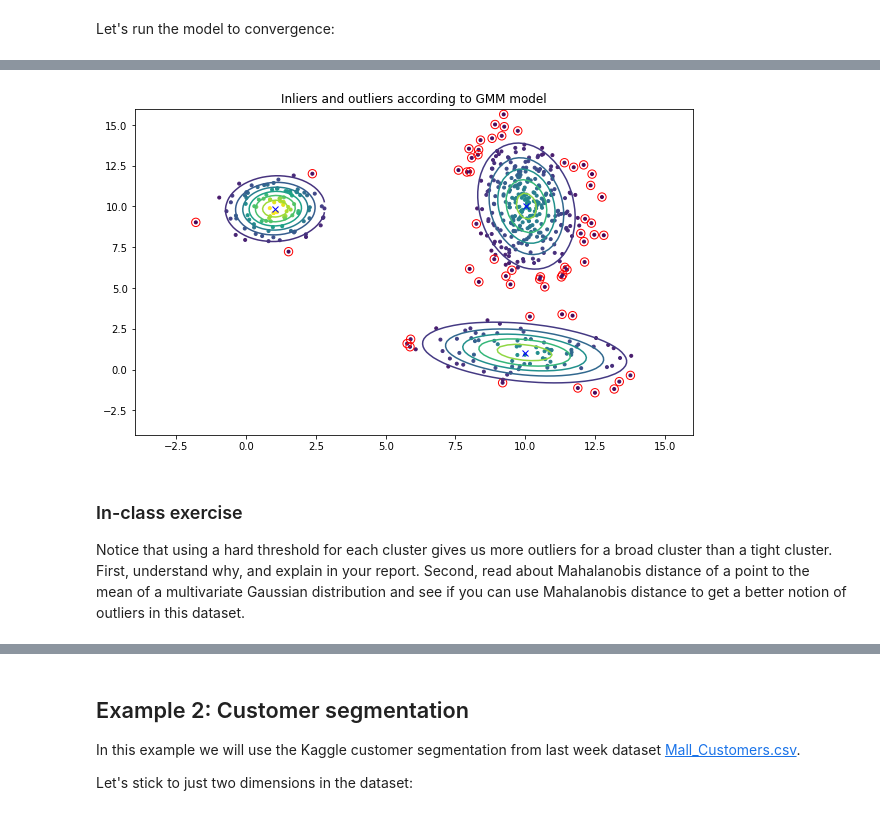
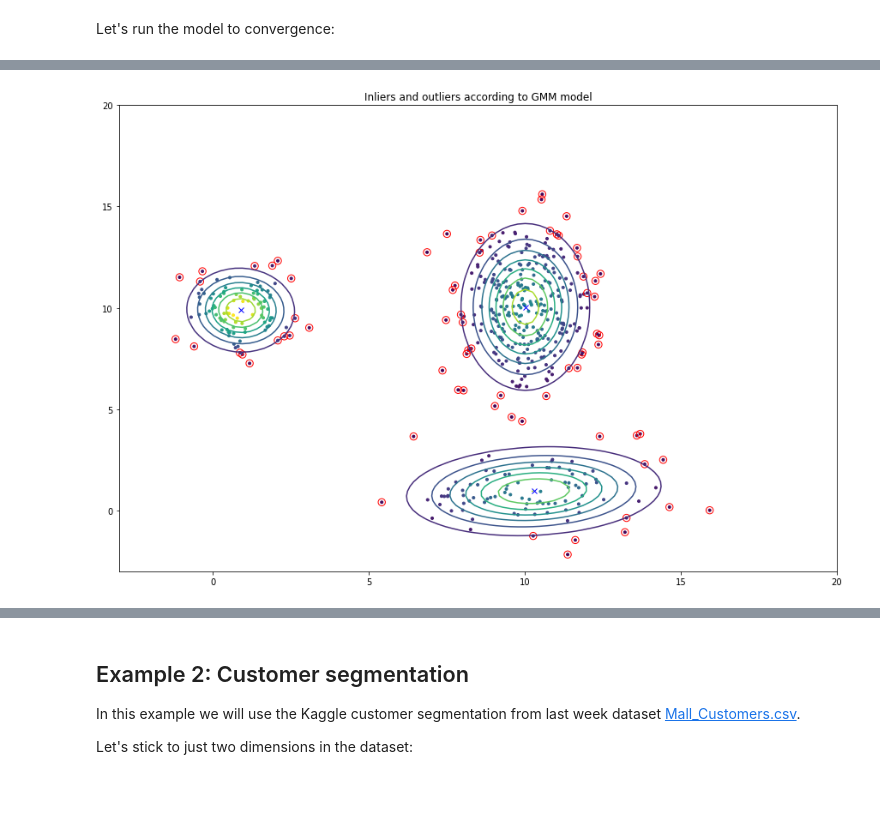
Before and after one commit to ruke1ire/AIT, a Jupyter notebook: ML/JupyterLab/Lab12/lab12_ilab_st121411.ipynb, the cells around one changed output, grey strips where cells are left out. Drawn from its saved outputs; the diff is of its cells as text; code cells hidden in the pictures.

```diff
--- a/ML/JupyterLab/Lab12/lab12_ilab_st121411.ipynb
+++ b/ML/JupyterLab/Lab12/lab12_ilab_st121411.ipynb
@@ -102,6 +102,12 @@ def Gaussian(X, mean, covariance):
     p = 1/((2*np.pi)**(k/2)*(np.linalg.det(covariance)**0.5)) * np.exp(-0.5 * np.sum(X @ np.linalg.pinv(covariance) * X, axis=1))
     return p
 
+def gaussian(x, mean,covariance):
+    k = len(mean)
+    X = (x - mean).reshape(-1,1)
+    p = 1/((2*np.pi)**(k/2)*(np.linalg.det(covariance)**0.5)) * np.exp(-0.5 * (X.T @ np.linalg.pinv(covariance) @ X))
+    return p
+
 
 # Run one iteration of EM
 
@@ -115,14 +121,9 @@ def iterate_em_gmm(X, threshold, Phi, Mu, Sigma):
     # E-step: calculate w_j^i
     W = np.zeros((m, k))
     for j in range(k):
-        pj = Gaussian(X, Mu[:,j], Sigma[j,:,:])
-        pj_arr[0:m,j] = pj
+        pj = Gaussian(X, Mu[:,j], Sigma[j])
+        pj_arr[:,j] = pj
         W[:,j] = Phi[j] * pj
-
-    #one hot encoding
-#     max_W = np.argmax(W,axis=1)
-#     W = np.zeros((W.shape[0],W.shape[1]))
-#     W[[range(W.shape[0])],[max_W]] = 1
 
     # W tells us what is the relative weight of each cluster for each data point
     W[:,:] = W * np.tile(1/np.sum(W,1),(k,1)).T
@@ -144,7 +145,7 @@ def iterate_em_gmm(X, threshold, Phi, Mu, Sigma):
         converged = False
 
     labels = np.argmax(pj_arr, axis = 1)
-    pj = pj_arr[np.arange(0,m,1),labels]
+    pj = np.max(pj_arr,axis=1)
     X_label = np.insert(X, 2, labels, axis=1)
     return converged, pj, X_label
 # %% [markdown]
@@ -200,35 +277,30 @@ outliers = np.nonzero(pj < outlier_prob)[0]
 # %%
-plt.figure(figsize=(10,6))
-plt.scatter(X[:,0],X[:,1],marker=".",c=pj,cmap='viridis');
-plt.scatter(X[outliers,0],X[outliers,1],marker="o",facecolor="none",edgecolor="r",s=70);
-plt.plot(Mu[0,0], Mu[1,0],'bx',Mu[0,1], Mu[1,1],'bx', Mu[0,2], Mu[1,2],'bx')
+fig1 = plt.figure(figsize=(15,10))
+
+xlist = np.linspace(-3, 20, 100)
+ylist = np.linspace(-3, 20, 100)
+XX, YY = np.meshgrid(xlist, ylist)
+ZZ = np.zeros(XX.shape)
 
 for c in np.arange(0,k):
     X_class = X[np.where(X_label[:,2] == c)[0],:]
-    xlist = np.linspace(min(X_class[:,0]), max(X_class[:,0]), 30)
-    ylist = np.linspace(min(X_class[:,1]), max(X_class[:,1]), 30)
 
-    XX, YY = np.meshgrid(xlist, ylist)
     Z = np.zeros(XX.shape)
     i = 0
     while i < XX.shape[0]:
         j = 0
         while j < XX.shape[0]:
             pt = np.array([[XX[i,j], YY[i,j]]])
             Z[i,j] = Gaussian(pt, Mu[:,c], Sigma[c])[0]
             j = j + 1
         i = i + 1
-    cp = plt.contour(XX, YY, Z)
+    cp = plt.contour(XX,YY,Z)
+
+plt.scatter(X[:,0],X[:,1],marker=".",c=pj,cmap='viridis');
+plt.scatter(X[outlier,0],X[outlier,1],marker="o",facecolor="none",edgecolor="r",s=70);
+plt.plot(Mu[0,0], Mu[1,0],'bx',Mu[0,1], Mu[1,1],'bx', Mu[0,2], Mu[1,2],'bx')
+
 plt.title('Inliers and outliers according to GMM model')
-plt.xlim([-4,16])
-plt.ylim([-4,16])
 plt.show()
 # %% [output]
-[figure, old version]
+[figure, new version]
-# %% [markdown]
-### In-class exercise
-
-Notice that using a hard threshold for each cluster gives us more outliers for a broad cluster than a
-tight cluster. First, understand why, and explain in your report.  Second, read about Mahalanobis distance
-of a point to the mean of a multivariate Gaussian distribution and see if you can use Mahalanobis distance
-to get a better notion of outliers in this dataset.
```
Also changed, not shown: parts of 19 cells of this notebook, 1 other file.
